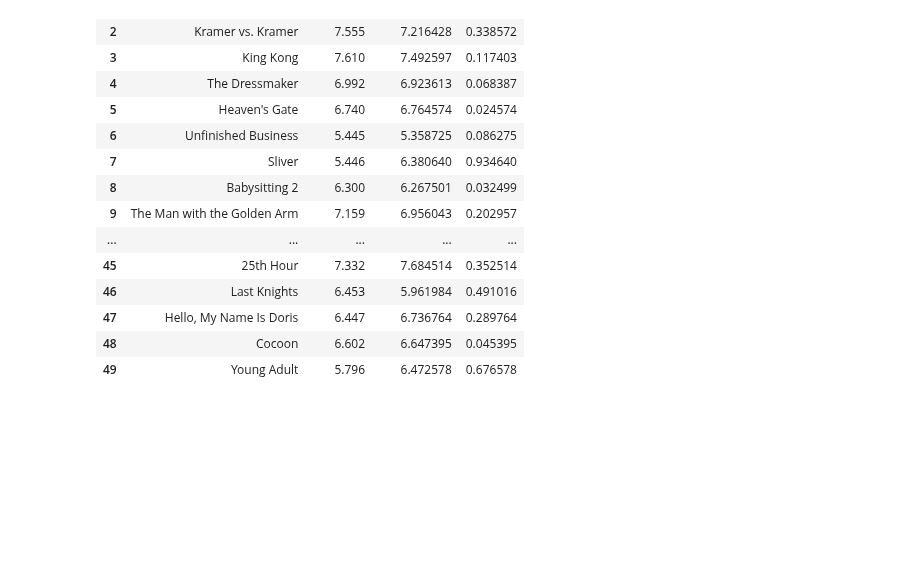
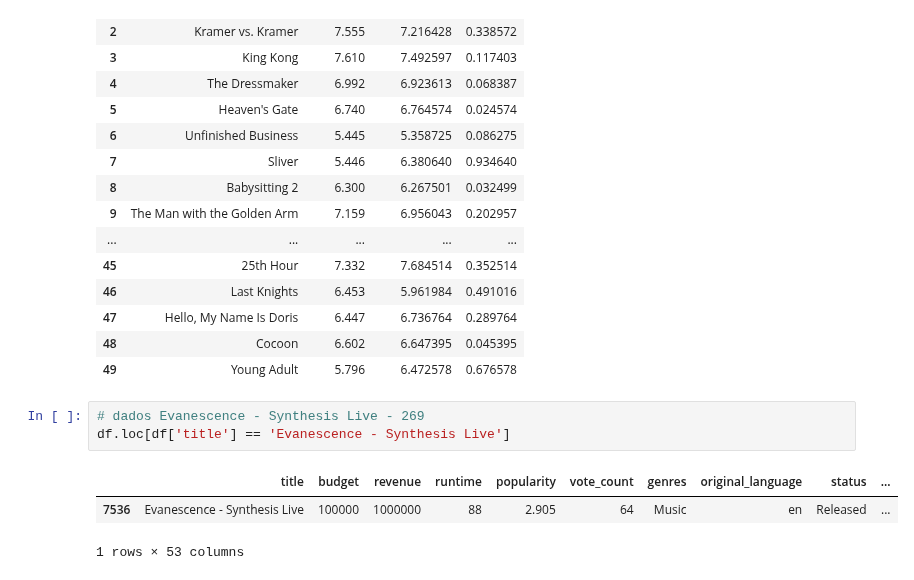
Before and after one commit to edualmeidahr/IMDB_Movies, a Jupyter notebook: notebooks/02_modelagem_e_avaliacao.ipynb, the cells around one changed output. Drawn from its saved outputs; the diff is of its cells as text; blank space fills up the shorter version.

```diff
--- a/notebooks/02_modelagem_e_avaliacao.ipynb
+++ b/notebooks/02_modelagem_e_avaliacao.ipynb
@@ -439,3 +442,10 @@ Top 10 por maior nota real no teste:
 | 47 | Hello, My Name Is Doris | 6.447 | 6.736764 | 0.289764 |
 | 48 | Cocoon | 6.602 | 6.647395 | 0.045395 |
 | 49 | Young Adult | 5.796 | 6.472578 | 0.676578 |
+# %%
+# dados Evanescence - Synthesis Live - 269
+df.loc[df['title'] == 'Evanescence - Synthesis Live']
+# %% [output]
+|  | title | budget | revenue | runtime | popularity | vote_count | genres | original_language | status | ... |
+| 7536 | Evanescence - Synthesis Live | 100000 | 1000000 | 88 | 2.905 | 64 | Music | en | Released | ... |
+1 rows × 53 columns
```
Also changed, not shown: parts of 7 cells of this notebook, 9 other files.
